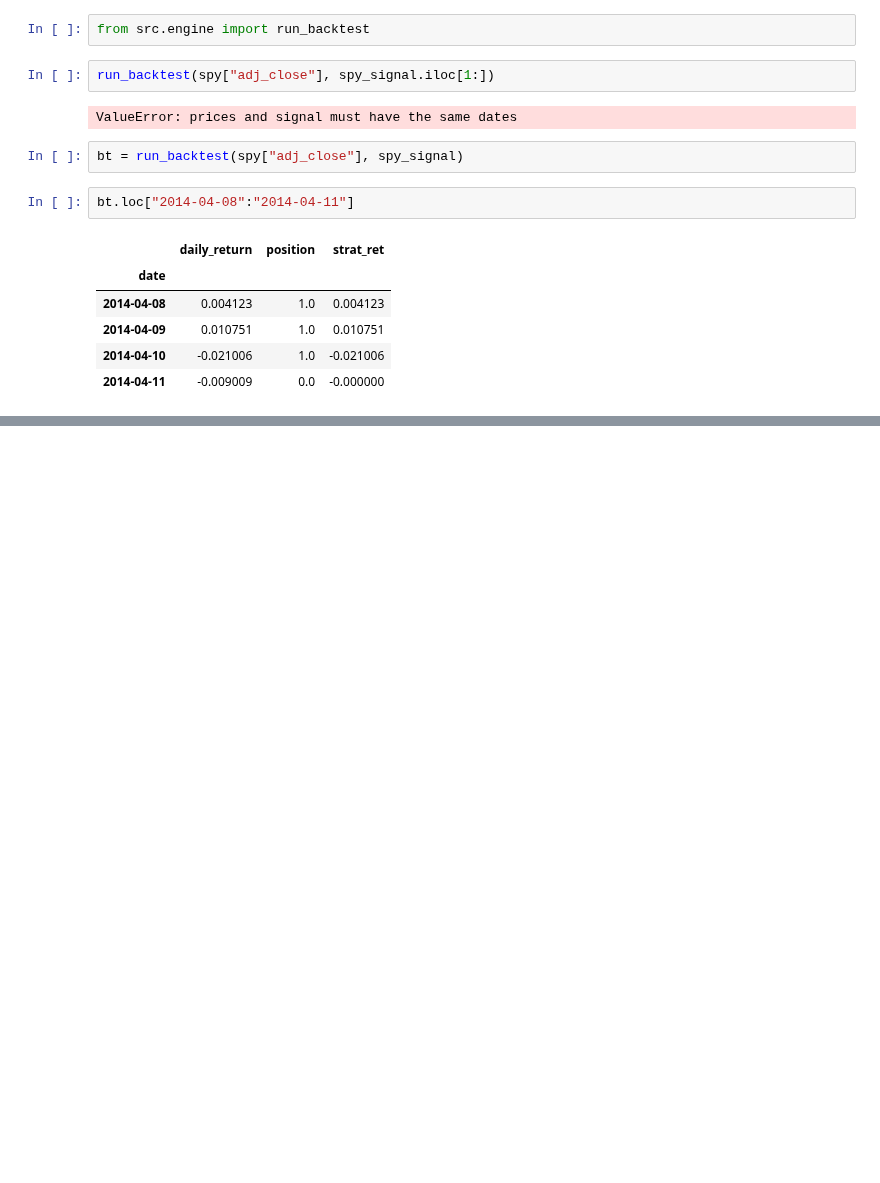
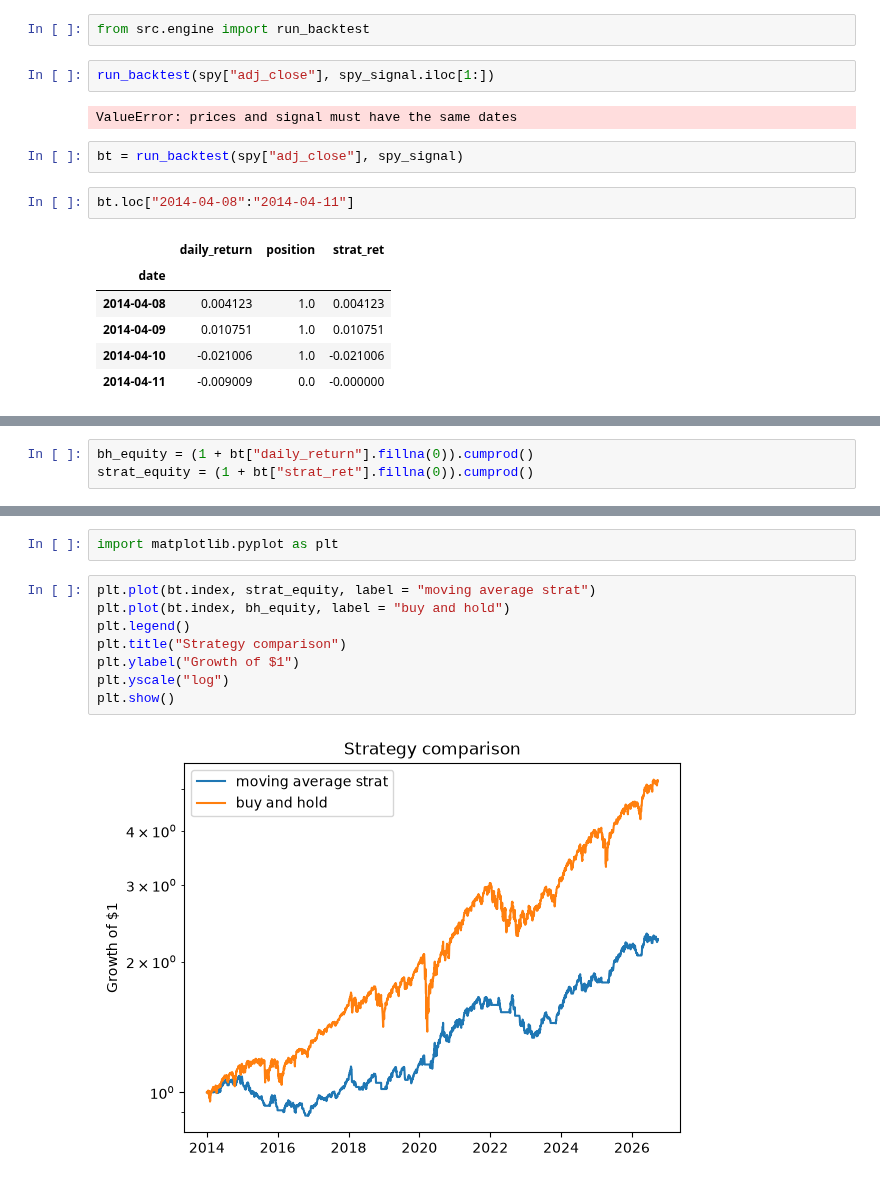
Before and after one commit to Alenchikk1/backtester, a Jupyter notebook: notebooks/02_first_backtest.ipynb, the cells around one changed output, grey strips where cells are left out. Cells and saved outputs as stored; diff of their text form; blank space fills up the shorter version.

Commit message:
Add equity curve comparison vs buy-and-hold

```diff
--- a/notebooks/02_first_backtest.ipynb
+++ b/notebooks/02_first_backtest.ipynb
@@ -67,0 +78,3 @@ bt.loc["2014-04-08":"2014-04-11"]
+# %%
+bh_equity = (1 + bt["daily_return"].fillna(0)).cumprod()
+strat_equity = (1 + bt["strat_ret"].fillna(0)).cumprod()
@@ -67,0 +115,12 @@ bt.loc["2014-04-08":"2014-04-11"]
+# %%
+import matplotlib.pyplot as plt
+# %%
+plt.plot(bt.index, strat_equity, label = "moving average strat")
+plt.plot(bt.index, bh_equity, label = "buy and hold")
+plt.legend()
+plt.title("Strategy comparison")
+plt.ylabel("Growth of $1")
+plt.yscale("log")
+plt.show()
+# %% [output]
+[figure, added]
```
Also changed, not shown: parts of 4 cells of this notebook.
